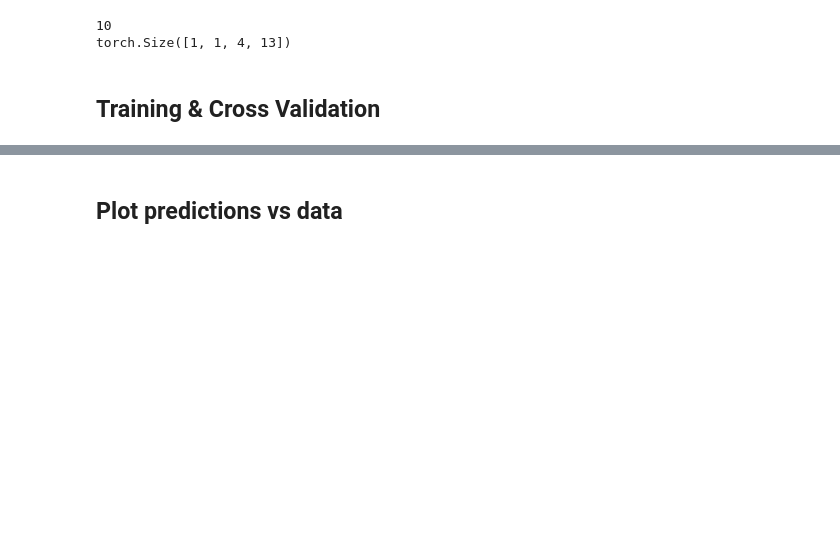
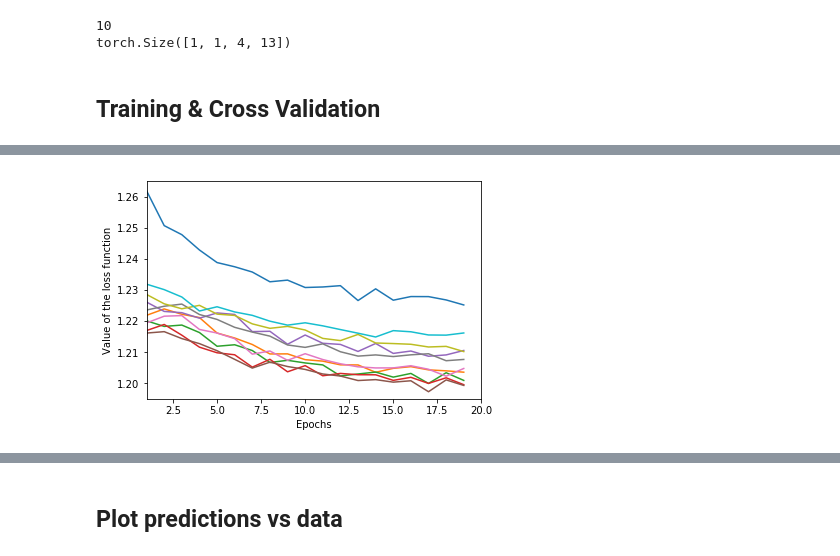
Before and after one commit to achapet/Deep_learning_Intership, a Jupyter notebook: Totest_withcrossvalidation.ipynb, the cells around one changed output, grey strips where cells are left out. Saved outputs shown, nothing was run; the diff lists cells and outputs as text; code cells hidden in the pictures; blank space fills up the shorter version.

```diff
--- a/Totest_withcrossvalidation.ipynb
+++ b/Totest_withcrossvalidation.ipynb
@@ -261,0 +339,8 @@ NameError: name 'track_loss' is not defined
+# %%
+## reorganize running_loss function
+loss_plot = np.reshape(track_loss, (200,3))
+loss_mean = loss_plot.mean(axis=1)
+print(loss_mean)
+loss_mean = np.reshape(loss_mean,(10,20))
+loss_mean = np.transpose(loss_mean)
+print(loss_mean)
@@ -261,0 +365,14 @@ NameError: name 'track_loss' is not defined
+# %%
+# Plotting of the loss function
+time = np.array(range(0, number_epochs))
+time = np.tile(time, (10,1))
+#running_loss_plot = running_loss.data.cpu().numpy()
+#running_loss_plot = np.ndarray.transpose(running_loss_plot())
+plt.plot(loss_mean)
+plt.ylabel('Value of the loss function')
+plt.xlabel('Epochs')
+plt.axis([1,20, 1.195, 1.265])
+#plt.show()
+plt.savefig("/home/xsong/Desktop/running.png", dpi = 300)
+# %% [output]
+[figure, added]
```
Also changed, not shown: parts of 17 cells of this notebook.
